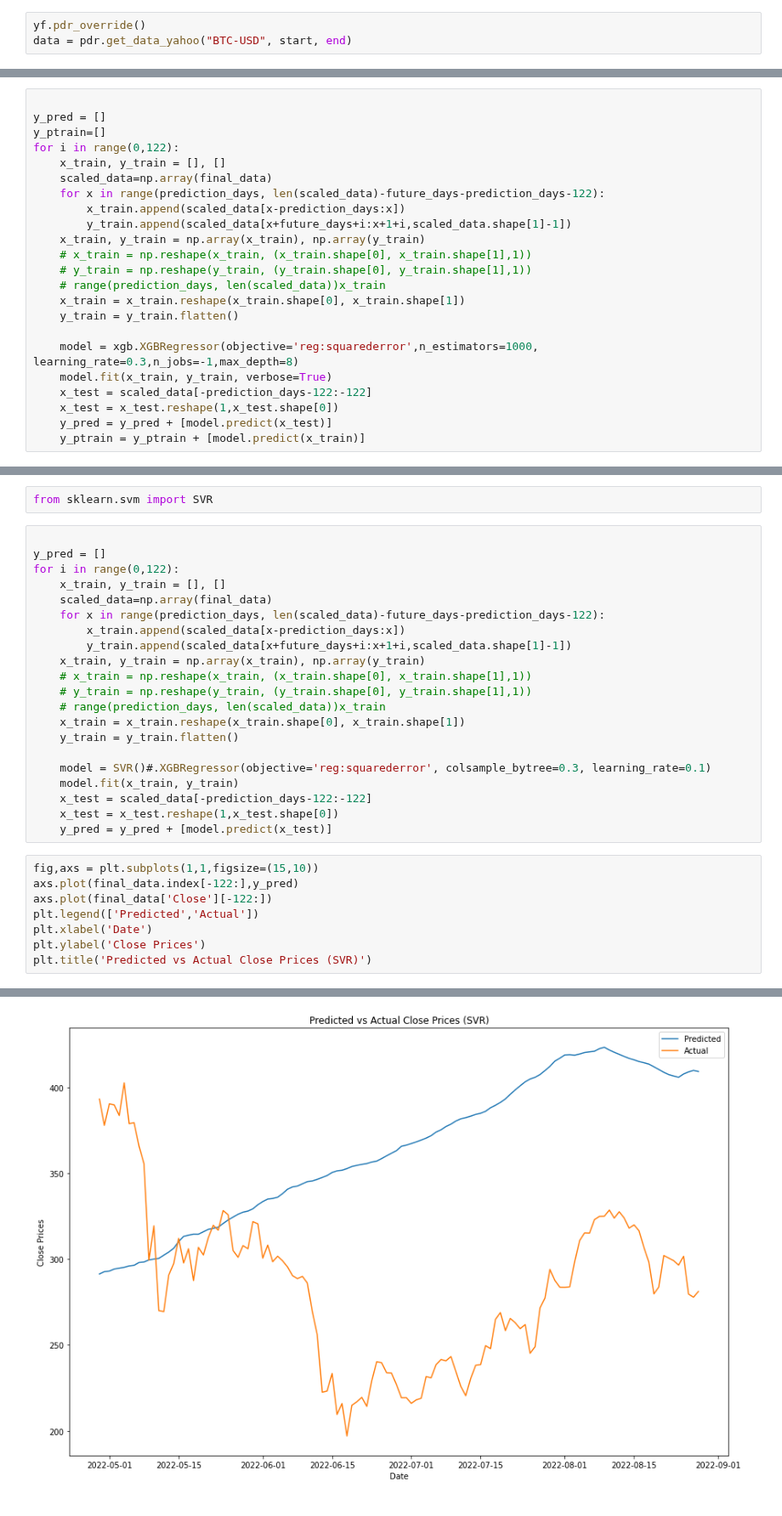
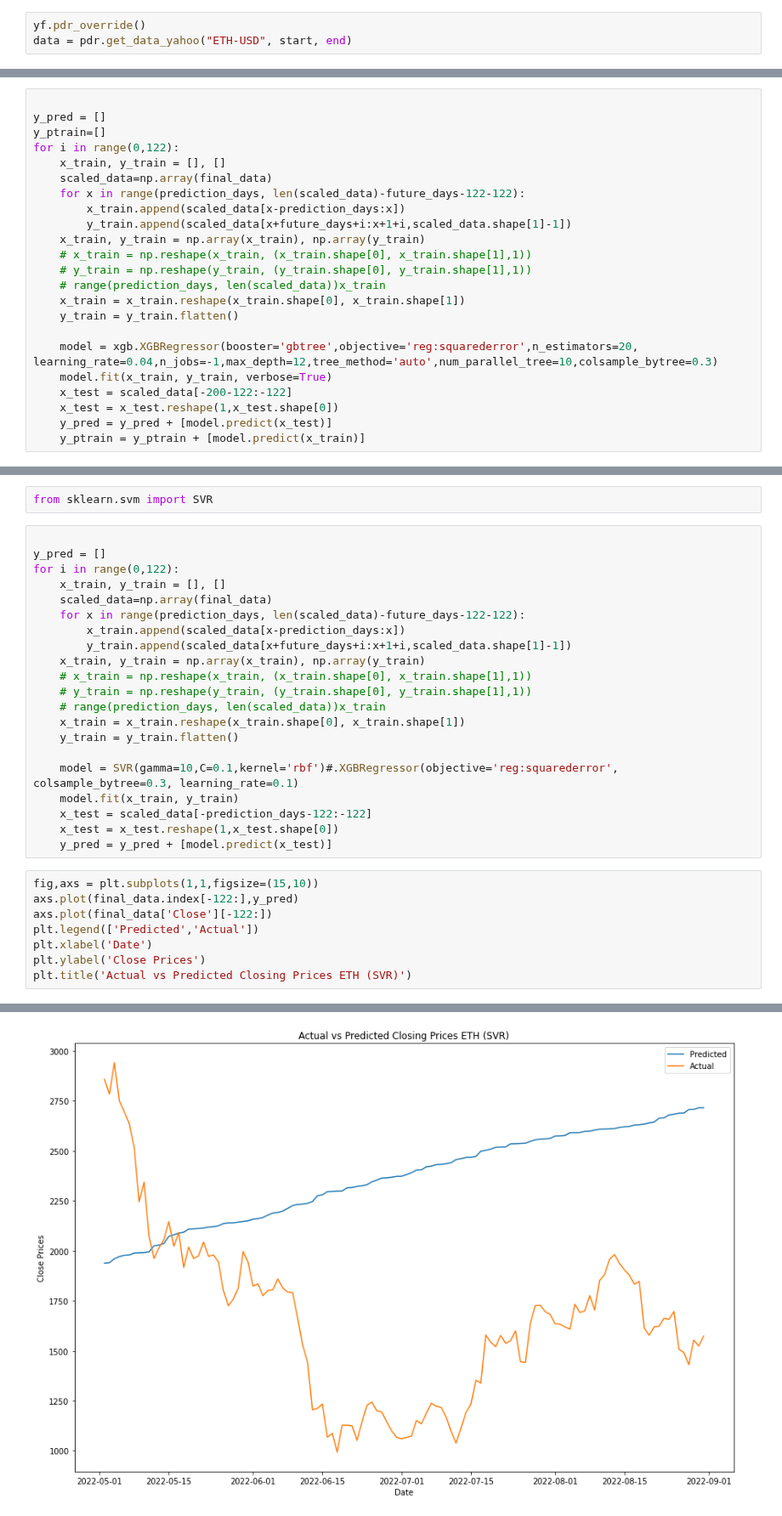
Before and after one commit to akhil14shukla/Crypto-Prediction, a Jupyter notebook: main_ML.ipynb, the cells around one changed output, grey strips where cells are left out. Shown at 85% size. Drawn from its saved outputs; the diff is of its cells as text.

```diff
--- a/main_ML.ipynb
+++ b/main_ML.ipynb
@@ -26,7 +26,7 @@ start = dt.datetime(2020,1,1)
 end = dt.datetime.now()
 # %%
 yf.pdr_override()
-data = pdr.get_data_yahoo("BTC-USD", start, end)
+data = pdr.get_data_yahoo("ETH-USD", start, end)
 # %% [output]
 [*********************100%***********************]  1 of 1 completed
 # %%
@@ -100,7 +105,7 @@ y_ptrain=[]
 for i in range(0,122):
     x_train, y_train = [], []
     scaled_data=np.array(final_data)
-    for x in range(prediction_days, len(scaled_data)-future_days-prediction_days-122):
+    for x in range(prediction_days, len(scaled_data)-future_days-122-122):
         x_train.append(scaled_data[x-prediction_days:x])
         y_train.append(scaled_data[x+future_days+i:x+1+i,scaled_data.shape[1]-1])
     x_train, y_train = np.array(x_train), np.array(y_train)
@@ -110,9 +115,9 @@ for i in range(0,122):
     x_train = x_train.reshape(x_train.shape[0], x_train.shape[1])
     y_train = y_train.flatten()
 
-    model = xgb.XGBRegressor(objective='reg:squarederror',n_estimators=1000, learning_rate=0.3,n_jobs=-1,max_depth=8)
+    model = xgb.XGBRegressor(booster='gbtree',objective='reg:squarederror',n_estimators=20, learning_rate=0.04,n_jobs=-1,max_depth=12,tree_method='auto',num_parallel_tree=10,colsample_bytree=0.3)
     model.fit(x_train, y_train, verbose=True)
-    x_test = scaled_data[-prediction_days-122:-122]
+    x_test = scaled_data[-200-122:-122]
     x_test = x_test.reshape(1,x_test.shape[0])
     y_pred = y_pred + [model.predict(x_test)]
     y_ptrain = y_ptrain + [model.predict(x_train)]
@@ -181,7 +186,7 @@ y_pred = []
 for i in range(0,122):
     x_train, y_train = [], []
     scaled_data=np.array(final_data)
-    for x in range(prediction_days, len(scaled_data)-future_days-prediction_days-122):
+    for x in range(prediction_days, len(scaled_data)-future_days-122-122):
         x_train.append(scaled_data[x-prediction_days:x])
         y_train.append(scaled_data[x+future_days+i:x+1+i,scaled_data.shape[1]-1])
     x_train, y_train = np.array(x_train), np.array(y_train)
@@ -191,7 +196,7 @@ for i in range(0,122):
     x_train = x_train.reshape(x_train.shape[0], x_train.shape[1])
     y_train = y_train.flatten()
 
-    model = SVR()#.XGBRegressor(objective='reg:squarederror', colsample_bytree=0.3, learning_rate=0.1)
+    model = SVR(gamma=10,C=0.1,kernel='rbf')#.XGBRegressor(objective='reg:squarederror', colsample_bytree=0.3, learning_rate=0.1)
     model.fit(x_train, y_train)
     x_test = scaled_data[-prediction_days-122:-122]
     x_test = x_test.reshape(1,x_test.shape[0])
@@ -203,5 +208,5 @@ axs.plot(final_data['Close'][-122:])
 plt.legend(['Predicted','Actual'])
 plt.xlabel('Date')
 plt.ylabel('Close Prices')
-plt.title('Predicted vs Actual Close Prices (SVR)')
+plt.title('Actual vs Predicted Closing Prices ETH (SVR)')
 # %% [output]
@@ -209,4 +214,4 @@ Text(0.5, 1.0, 'Predicted vs Actual Close Prices (SVR)')
-[figure, old version]
+[figure, new version]
 # %%
 rmse(final_data['Close'][-122:].values,y_pred[:])
 # %% [output]
```
Also changed, not shown: parts of 13 cells of this notebook, 2 other files.
